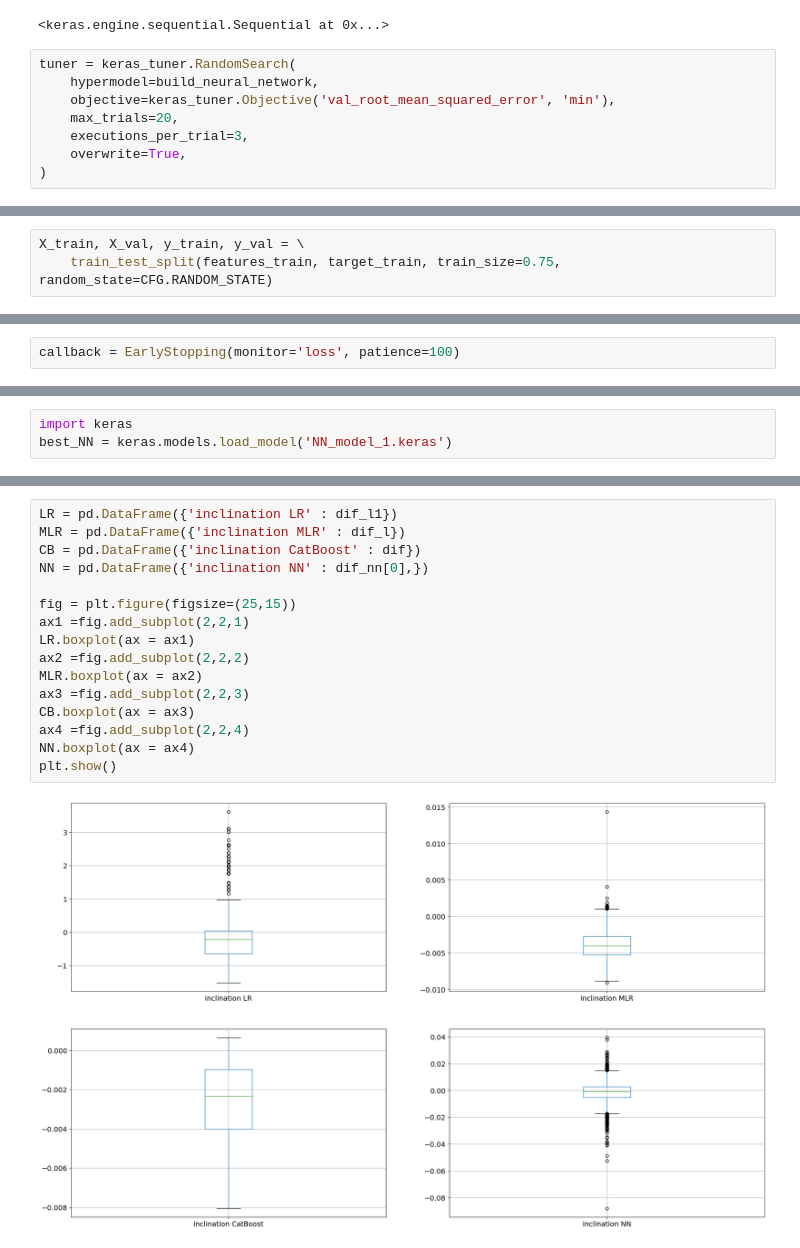
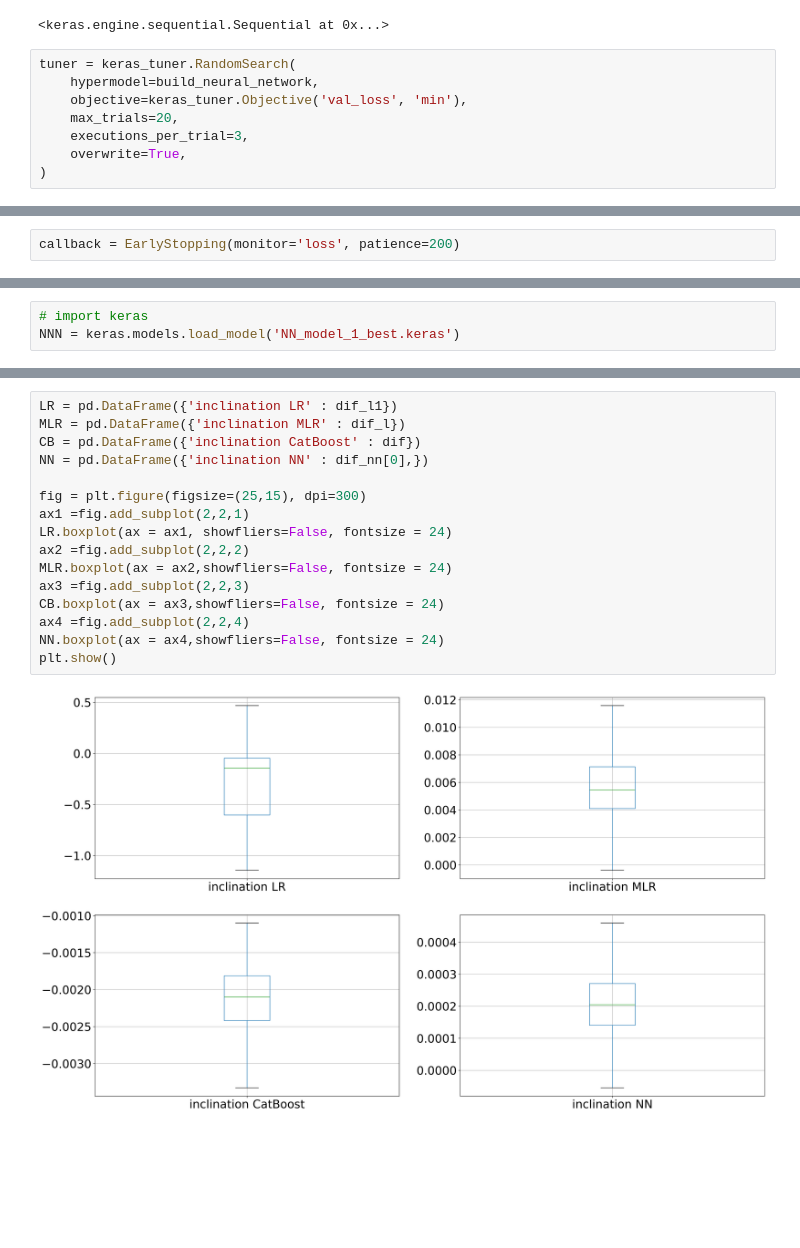
Before and after one commit to SergeyDolin/inclinometer-main, a Jupyter notebook: nn.ipynb, the cells around one changed output, grey strips where cells are left out. Drawn from its saved outputs; the diff is of its cells as text; blank space fills up the shorter version.

```diff
--- a/nn.ipynb
+++ b/nn.ipynb
@@ -670,7 +623,7 @@ build_neural_network(keras_tuner.HyperParameters())
 # %%
 tuner = keras_tuner.RandomSearch(
     hypermodel=build_neural_network,
-    objective=keras_tuner.Objective('val_root_mean_squared_error', 'min'),
+    objective=keras_tuner.Objective('val_loss', 'min'),
     max_trials=20,
     executions_per_trial=3,
     overwrite=True,
@@ -690,7 +643,4 @@ dropout (Boolean)
 {'default': False, 'conditions': []}
 lr (Float)
 {'default': 1e-06, 'conditions': [], 'min_value': 1e-06, 'max_value': 0.01, 'step': None, 'sampling': 'log'}
-# %%
-X_train, X_val, y_train, y_val = \
-    train_test_split(features_train, target_train, train_size=0.75, random_state=CFG.RANDOM_STATE)
 # %%
@@ -708,5 +656,5 @@ NameError: name 'build_neural_network' is not defined
 # %%
-callback = EarlyStopping(monitor='loss', patience=100)
+callback = EarlyStopping(monitor='loss', patience=200)
 # %%
 best_NN.fit(
     X_train,
@@ -738,6 +686,6 @@ Epoch 2048/10000
 # %%
-import keras
-best_NN = keras.models.load_model('NN_model_1.keras')
+# import keras
+NNN = keras.models.load_model('NN_model_1_best.keras')
 # %%
 ynew = best_NN.predict(test_nn)
 class_probabilities = np.hstack((1-ynew, ynew))
@@ -760,18 +717,18 @@ dif_nn[0].mean()
 # %%
 LR = pd.DataFrame({'inclination LR' : dif_l1})
 MLR = pd.DataFrame({'inclination MLR' : dif_l})
 CB = pd.DataFrame({'inclination CatBoost' : dif})
 NN = pd.DataFrame({'inclination NN' : dif_nn[0],})
 
-fig = plt.figure(figsize=(25,15))
+fig = plt.figure(figsize=(25,15), dpi=300)
 ax1 =fig.add_subplot(2,2,1)
-LR.boxplot(ax = ax1)
+LR.boxplot(ax = ax1, showfliers=False, fontsize = 24)
 ax2 =fig.add_subplot(2,2,2)
-MLR.boxplot(ax = ax2)
+MLR.boxplot(ax = ax2,showfliers=False, fontsize = 24)
 ax3 =fig.add_subplot(2,2,3)
-CB.boxplot(ax = ax3)
+CB.boxplot(ax = ax3,showfliers=False, fontsize = 24)
 ax4 =fig.add_subplot(2,2,4)
-NN.boxplot(ax = ax4)
+NN.boxplot(ax = ax4,showfliers=False, fontsize = 24)
 plt.show()
 # %% [output]
-[figure, old version]
+[figure, new version]
```
Also changed, not shown: parts of 25 cells of this notebook, 10 other files.
